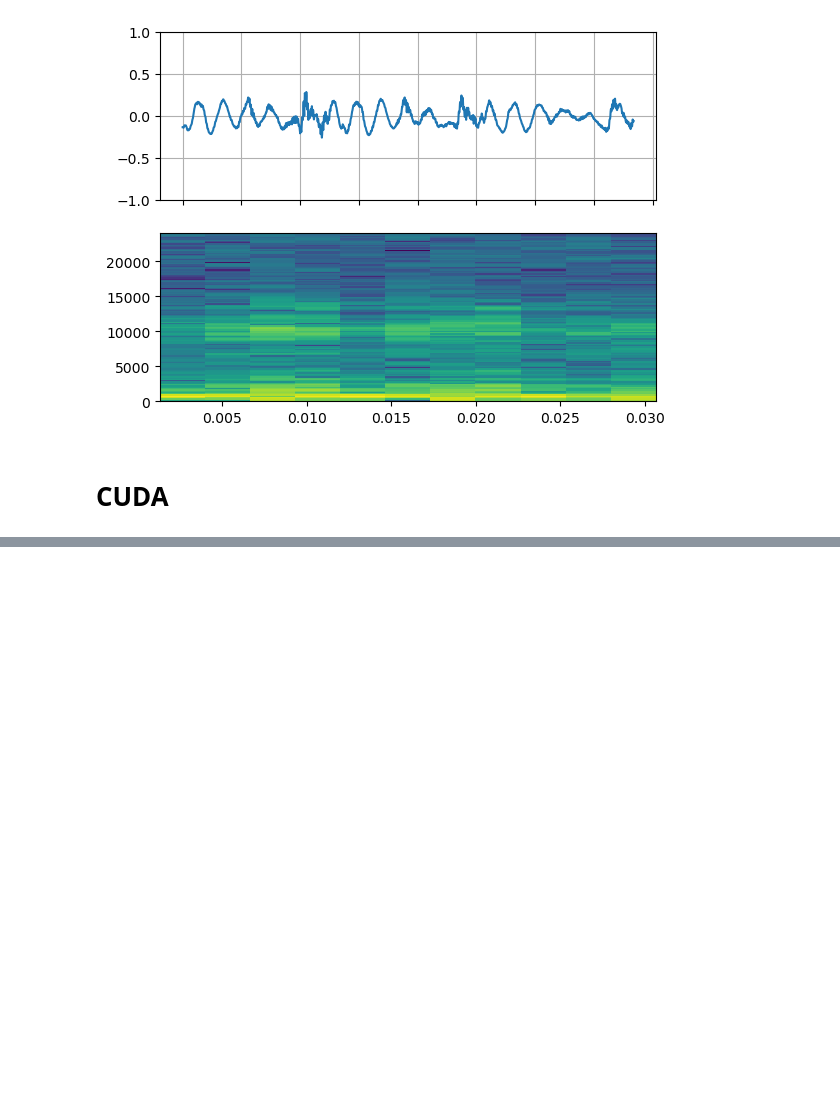
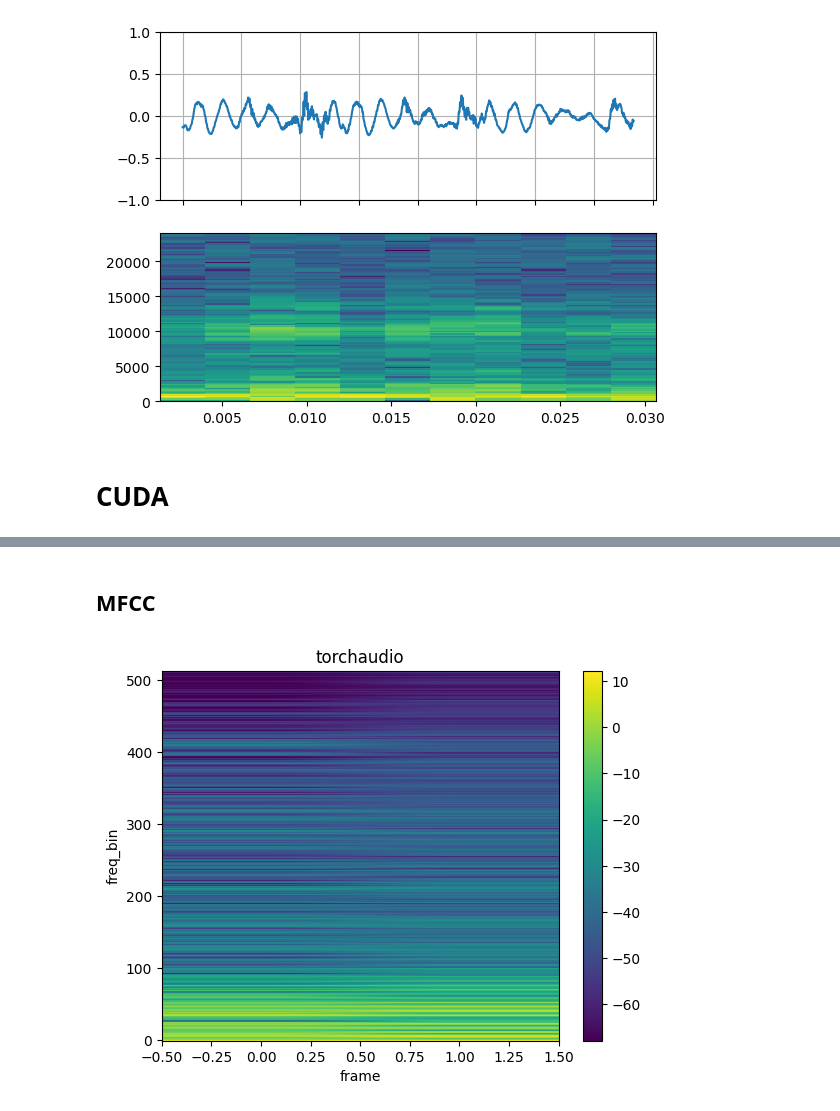
Before and after one commit to roboav8r/ros_audition, a Jupyter notebook: TorchAudio tester.ipynb, the cells around one changed output, grey strips where cells are left out. Cells and saved outputs as stored; diff of their text form; code cells hidden in the pictures; blank space fills up the shorter version.

```diff
--- a/TorchAudio tester.ipynb
+++ b/TorchAudio tester.ipynb
@@ -140,0 +337,21 @@ cuda
+# %% [markdown]
+## MFCC
+# %%
+n_fft = 1024
+win_length = None
+hop_length = 512
+
+# Define transform
+spectrogram = T.Spectrogram(
+    n_fft=n_fft,
+    win_length=win_length,
+    hop_length=hop_length,
+    center=True,
+    pad_mode="reflect",
+    power=2.0,
+)
+
+spec = spectrogram(frame)
+plot_spectrogram(spec[0], title="torchaudio")
+# %% [output]
+[figure, added]
```
Also changed, not shown: parts of 14 cells of this notebook, 4 other files.
